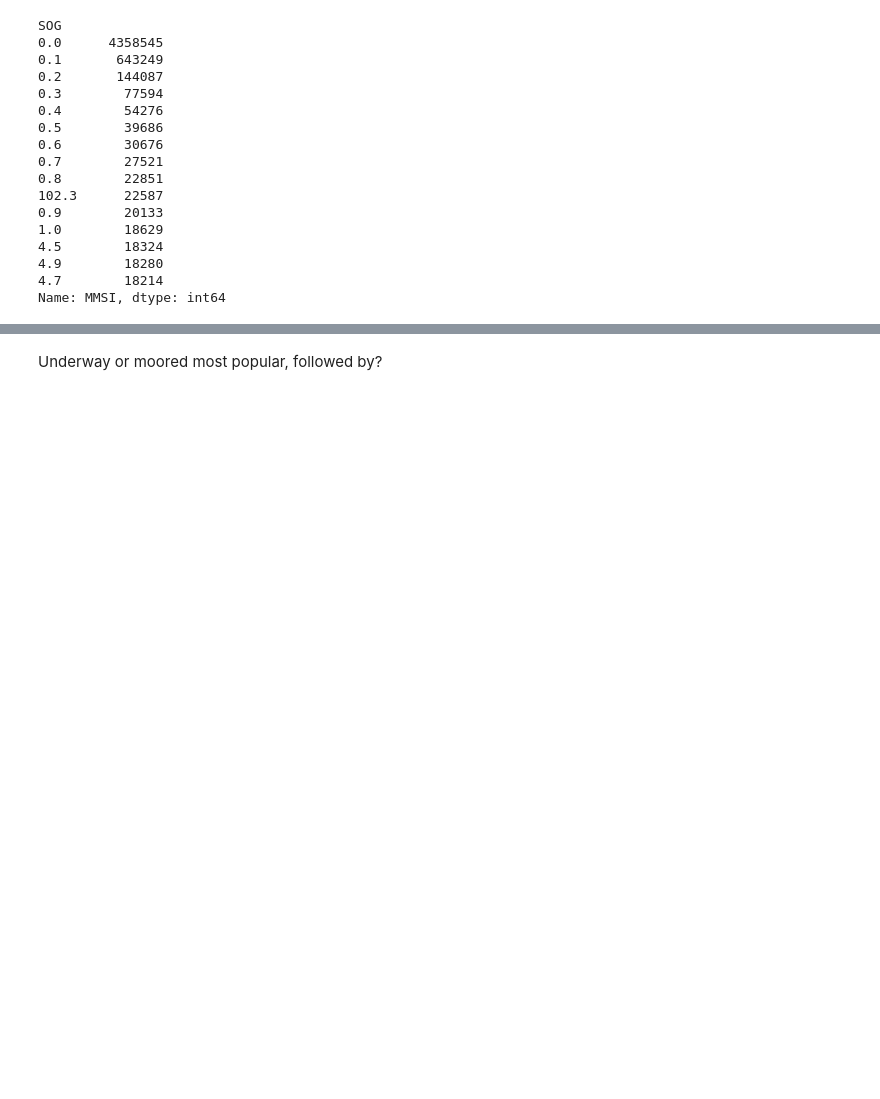
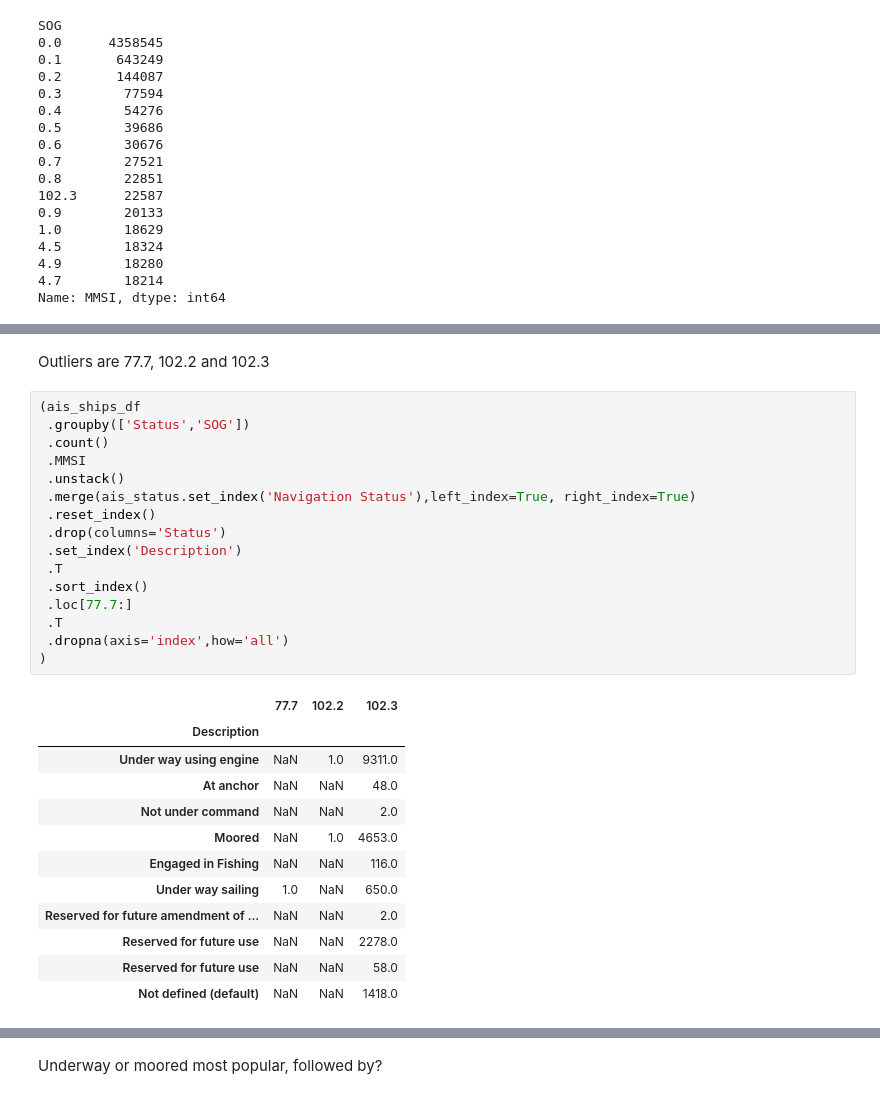
Before and after one commit to stelios-c/ais_USA, a Jupyter notebook: ais_usa_local.ipynb, the cells around one changed output, grey strips where cells are left out. Cells and saved outputs as stored; diff of their text form; blank space fills up the shorter version.

```diff
--- a/ais_usa_local.ipynb
+++ b/ais_usa_local.ipynb
@@ -303,0 +375,31 @@ ais_ships_df.groupby(['SOG','Status']).count().MMSI.unstack().plot(logy=True)#.s
+# %% [markdown]
+Outliers are 77.7, 102.2 and 102.3
+# %%
+(ais_ships_df
+ .groupby(['Status','SOG'])
+ .count()
+ .MMSI
+ .unstack()
+ .merge(ais_status.set_index('Navigation Status'),left_index=True, right_index=True)
+ .reset_index()
+ .drop(columns='Status')
+ .set_index('Description')
+ .T
+ .sort_index()
+ .loc[77.7:]
+ .T
+ .dropna(axis='index',how='all')
+)
+# %% [output]
+|  | 77.7 | 102.2 | 102.3 |
+| Description |  |  |  |
+| Under way using engine | NaN | 1.0 | 9311.0 |
+| At anchor | NaN | NaN | 48.0 |
+| Not under command | NaN | NaN | 2.0 |
+| Moored | NaN | 1.0 | 4653.0 |
+| Engaged in Fishing | NaN | NaN | 116.0 |
+| Under way sailing | 1.0 | NaN | 650.0 |
+| Reserved for future amendment of ... | NaN | NaN | 2.0 |
+| Reserved for future use | NaN | NaN | 2278.0 |
+| Reserved for future use | NaN | NaN | 58.0 |
+| Not defined (default) | NaN | NaN | 1418.0 |
```
Also changed, not shown: parts of 12 cells of this notebook.
